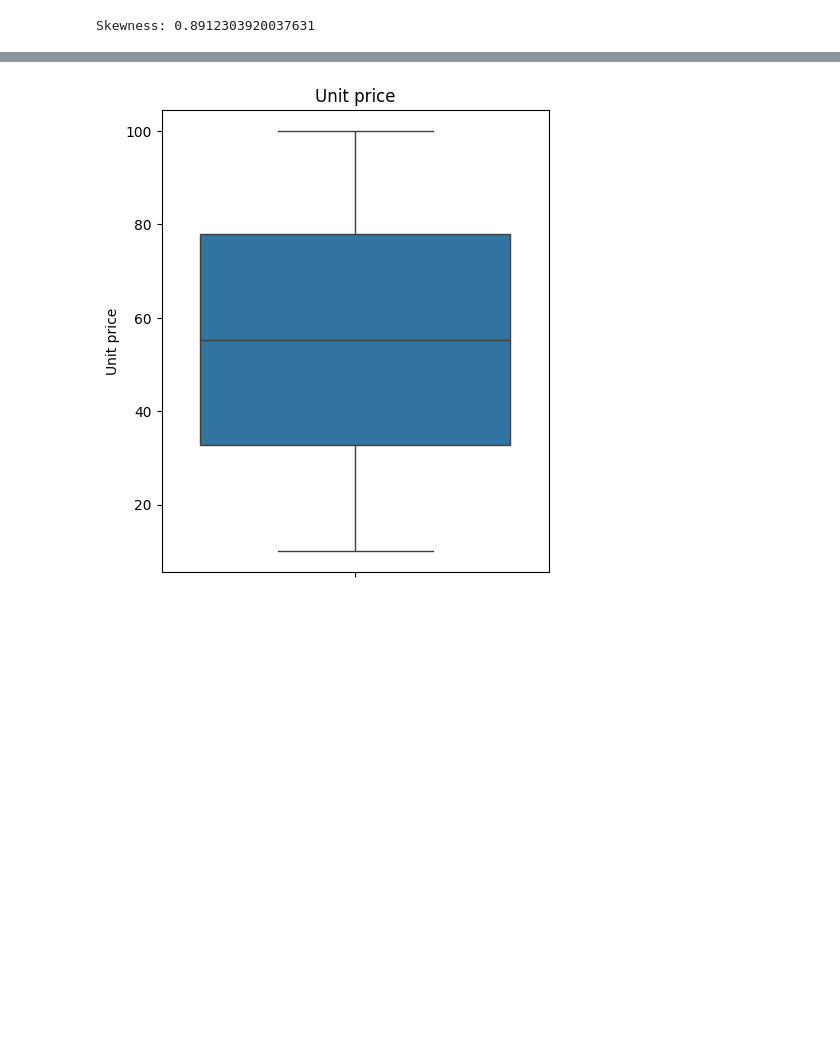
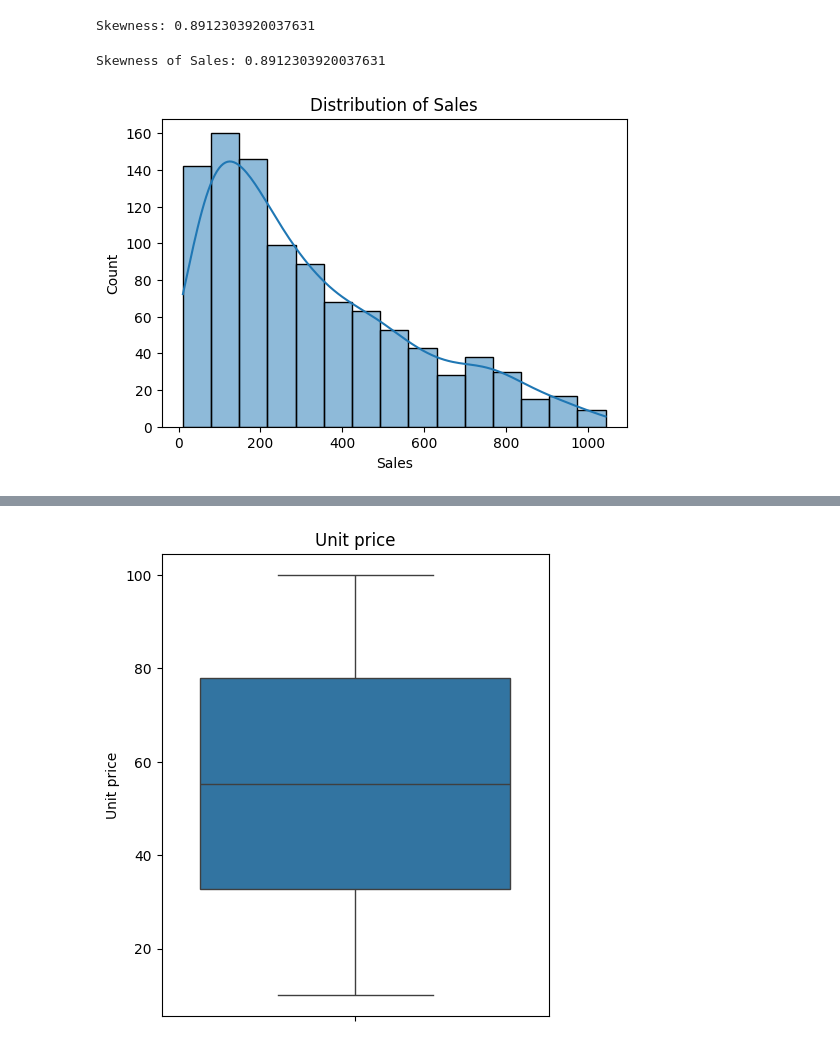
Before and after one commit to riwaz-joshi08/Supermarket_Data_Analysis, a Jupyter notebook: Supermarket_Data_Analysis.ipynb, the cells around one changed output, grey strips where cells are left out. Drawn from its saved outputs; the diff is of its cells as text; code cells hidden in the pictures; blank space fills up the shorter version.

Commit message:
Skewness check and outliers for target column

```diff
--- a/Supermarket_Data_Analysis.ipynb
+++ b/Supermarket_Data_Analysis.ipynb
@@ -164,5 +164,22 @@ print("Skewness:", skew(num_cols['Sales']))
 # %% [output]
 Skewness: 0.8912303920037631
 # %%
-# Skewness 0.8912303920037631 means that the target column is right skewed, hence we use log transformation to make it normal
+##skewness of the target column,same as above code
+from scipy.stats import skew
+
+sales_skew = skew(df['Sales'])
+print("Skewness of Sales:", sales_skew)
+
+
+# checking distribution of target column 'Sales' shows the skewness visually which is right skewed
+import seaborn as sns
+import matplotlib.pyplot as plt
+
+plt.figure(figsize=(6,4))
+sns.histplot(df['Sales'], kde=True)
+plt.title("Distribution of Sales")
+plt.show()
+# %% [output]
+Skewness of Sales: 0.8912303920037631
+[figure, added]
 # %%
```
Also changed, not shown: parts of 1 cell of this notebook.
